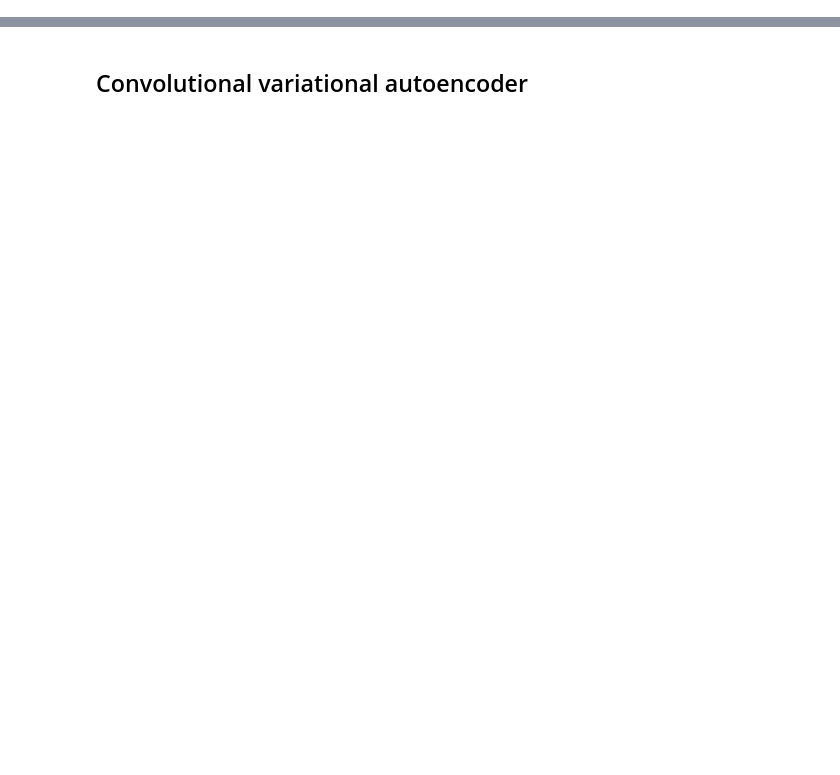
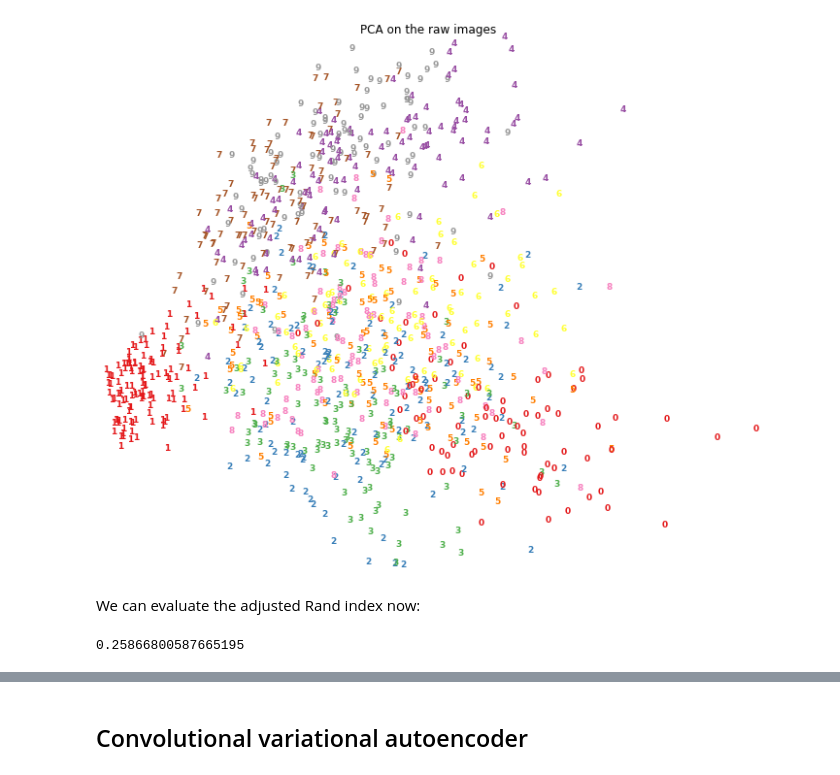
Before and after one commit to danieltsoukup/autoencoders, a Jupyter notebook: variational_autoencoders.ipynb, the cells around one changed output, grey strips where cells are left out. Cells and saved outputs as stored; diff of their text form; code cells hidden in the pictures; blank space fills up the shorter version.

```diff
--- a/variational_autoencoders.ipynb
+++ b/variational_autoencoders.ipynb
@@ -19,0 +52,41 @@ Building on the [this Keras tutorial](https://keras.io/examples/generative/vae/)
+# %%
+from sklearn.decomposition import PCA
+from sklearn.manifold import TSNE
+
+pca = PCA(n_components=2)
+pca_data = pca.fit_transform(val_data.reshape(-1, 28*28))
+
+def plot_clusters(data, labels, title=None, show=False):
+    x_min, x_max = np.min(data, 0), np.max(data, 0)
+    X = (data - x_min) / (x_max - x_min)
+
+    figure = plt.figure(figsize=(12, 10))
+    for i in range(X.shape[0]):
+        plt.text(X[i, 0], X[i, 1], str(labels[i]),
+                 color=plt.cm.Set1(labels[i] / 10.),
+                 fontdict={'weight': 'bold', 'size': 9})
+
+    plt.title(title)
+    plt.xticks([])
+    plt.yticks([])
+    sns.despine(top=True, left=True, bottom=True, right=True)
+    if show:
+        plt.show()
+
+    return figure
+
+figure = plot_clusters(pca_data, val_labels, title="PCA on the raw images", show=True)
+# %% [output]
+[figure, added]
+# %% [markdown]
+We can evaluate the adjusted Rand index now:
+# %%
+from sklearn.cluster import KMeans
+from sklearn.metrics import adjusted_rand_score
+
+kmeans = KMeans(n_clusters=10)
+cluster_labels = kmeans.fit_predict(pca_data)
+
+adjusted_rand_score(cluster_labels, val_labels)
+# %% [output]
+0.25866800587665195
```
Also changed, not shown: parts of 39 cells of this notebook, 1 other file.
